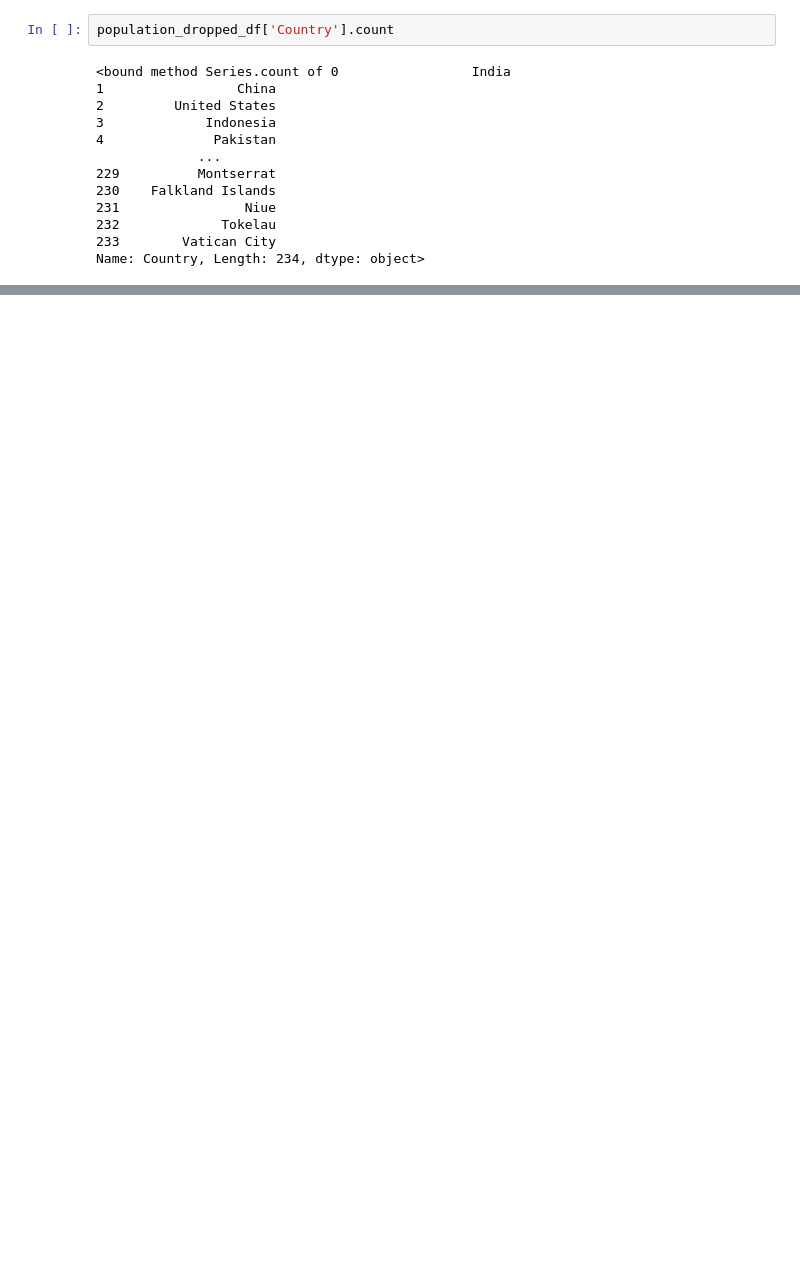
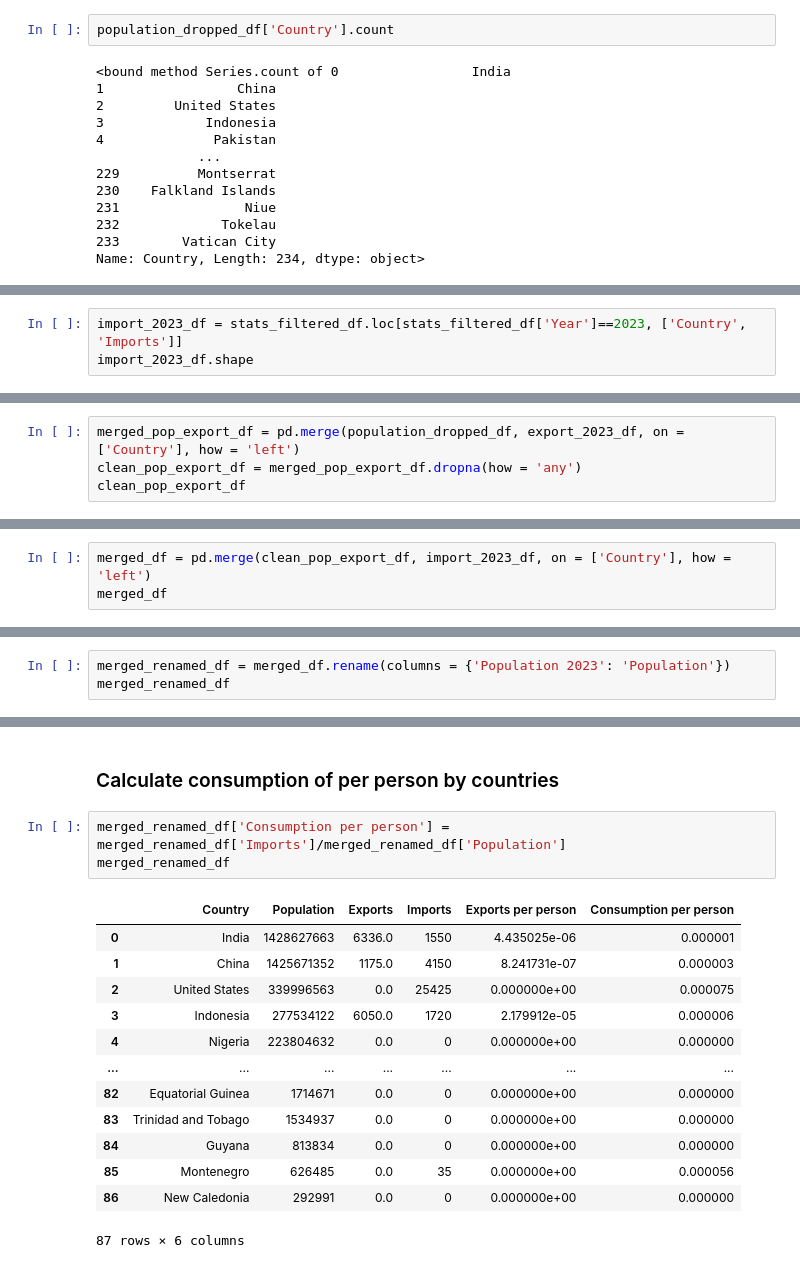
Before and after one commit to coopachupa/Project-3-, a Jupyter notebook: Nurmaa (NKD)/Cleaning and analysis.ipynb, the cells around one changed output, grey strips where cells are left out. Saved outputs shown, nothing was run; the diff lists cells and outputs as text; blank space fills up the shorter version.

```diff
--- a/Nurmaa (NKD)/Cleaning and analysis.ipynb
+++ b/Nurmaa (NKD)/Cleaning and analysis.ipynb
@@ -241,0 +329,3 @@ Name: Country, Length: 234, dtype: object>
+# %%
+import_2023_df = stats_filtered_df.loc[stats_filtered_df['Year']==2023, ['Country', 'Imports']]
+import_2023_df.shape
@@ -241,0 +345,4 @@ Name: Country, Length: 234, dtype: object>
+# %%
+merged_pop_export_df = pd.merge(population_dropped_df, export_2023_df, on = ['Country'], how = 'left')
+clean_pop_export_df = merged_pop_export_df.dropna(how = 'any')
+clean_pop_export_df
@@ -241,0 +363,3 @@ Name: Country, Length: 234, dtype: object>
+# %%
+merged_df = pd.merge(clean_pop_export_df, import_2023_df, on = ['Country'], how = 'left')
+merged_df
@@ -241,0 +380,3 @@ Name: Country, Length: 234, dtype: object>
+# %%
+merged_renamed_df = merged_df.rename(columns = {'Population 2023': 'Population'})
+merged_renamed_df
@@ -241,0 +397,19 @@ Name: Country, Length: 234, dtype: object>
+# %% [markdown]
+### Calculate consumption of per person by countries
+# %%
+merged_renamed_df['Consumption per person'] = merged_renamed_df['Imports']/merged_renamed_df['Population']
+merged_renamed_df
+# %% [output]
+|  | Country | Population | Exports | Imports | Exports per person | Consumption per person |
+| 0 | India | 1428627663 | 6336.0 | 1550 | 4.435025e-06 | 0.000001 |
+| 1 | China | 1425671352 | 1175.0 | 4150 | 8.241731e-07 | 0.000003 |
+| 2 | United States | 339996563 | 0.0 | 25425 | 0.000000e+00 | 0.000075 |
+| 3 | Indonesia | 277534122 | 6050.0 | 1720 | 2.179912e-05 | 0.000006 |
+| 4 | Nigeria | 223804632 | 0.0 | 0 | 0.000000e+00 | 0.000000 |
+| ... | ... | ... | ... | ... | ... | ... |
+| 82 | Equatorial Guinea | 1714671 | 0.0 | 0 | 0.000000e+00 | 0.000000 |
+| 83 | Trinidad and Tobago | 1534937 | 0.0 | 0 | 0.000000e+00 | 0.000000 |
+| 84 | Guyana | 813834 | 0.0 | 0 | 0.000000e+00 | 0.000000 |
+| 85 | Montenegro | 626485 | 0.0 | 35 | 0.000000e+00 | 0.000056 |
+| 86 | New Caledonia | 292991 | 0.0 | 0 | 0.000000e+00 | 0.000000 |
+87 rows × 6 columns
```
Also changed, not shown: parts of 28 cells of this notebook, 5 other files.
